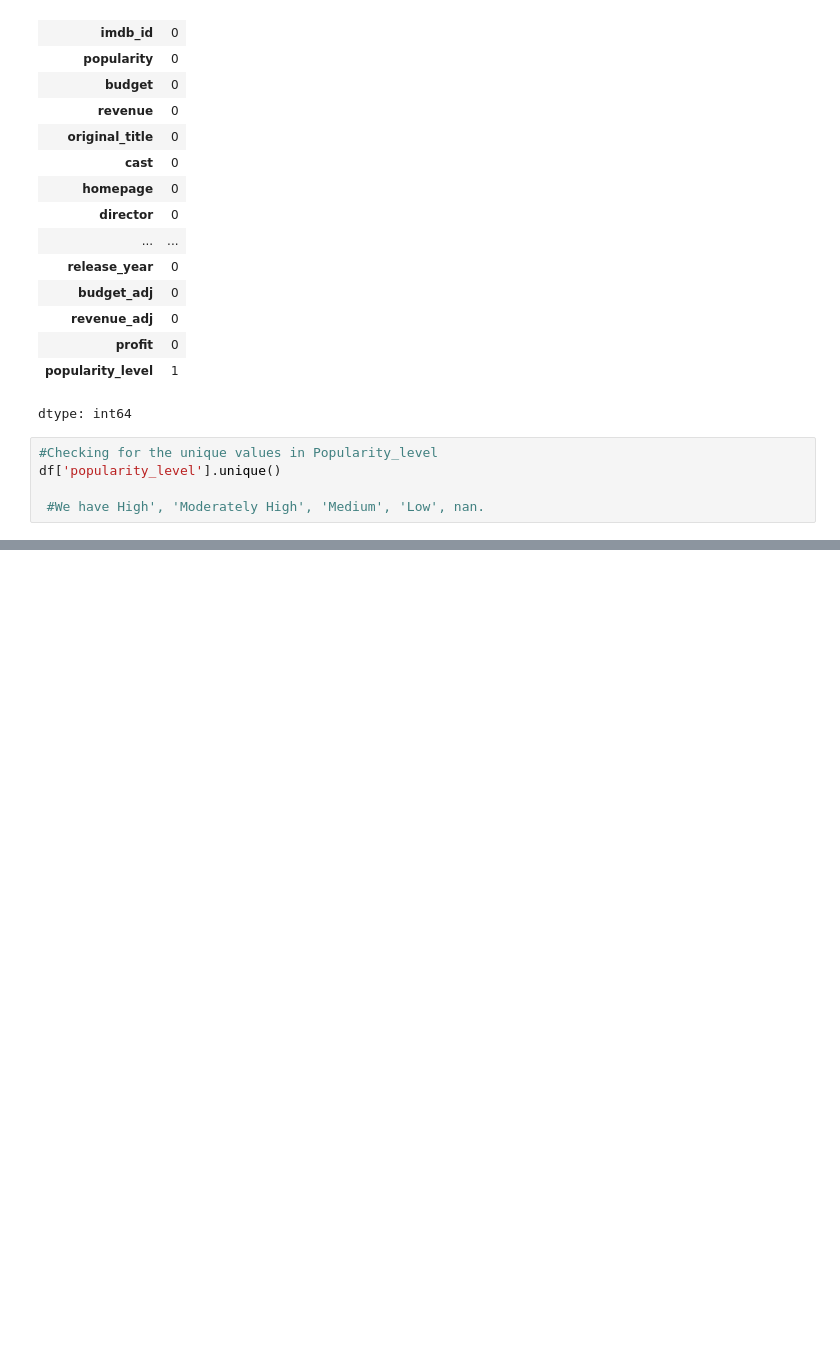
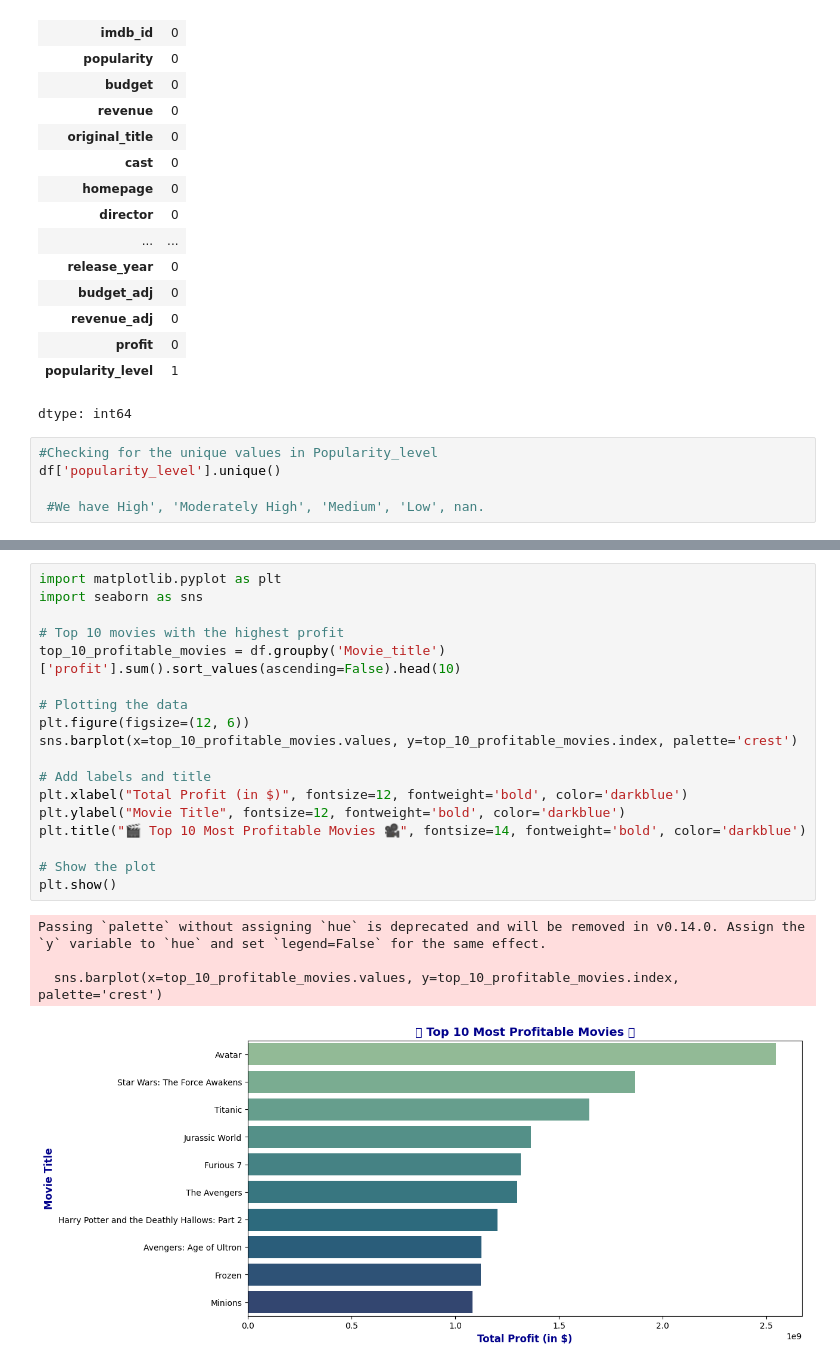
Before and after one commit to Olufunke2580/Olufunke_Data_Analysis_Portfolio, a Jupyter notebook: Movie_data_analysis.ipynb, the cells around one changed output, grey strips where cells are left out. Cells and saved outputs as stored; diff of their text form; blank space fills up the shorter version.

```diff
--- a/Movie_data_analysis.ipynb
+++ b/Movie_data_analysis.ipynb
@@ -183,0 +331,23 @@ df[['profit','vote_average']]
+# %%
+import matplotlib.pyplot as plt
+import seaborn as sns
+
+# Top 10 movies with the highest profit
+top_10_profitable_movies = df.groupby('Movie_title')['profit'].sum().sort_values(ascending=False).head(10)
+
+# Plotting the data
+plt.figure(figsize=(12, 6))
+sns.barplot(x=top_10_profitable_movies.values, y=top_10_profitable_movies.index, palette='crest')
+
+# Add labels and title
+plt.xlabel("Total Profit (in $)", fontsize=12, fontweight='bold', color='darkblue')
+plt.ylabel("Movie Title", fontsize=12, fontweight='bold', color='darkblue')
+plt.title("🎬 Top 10 Most Profitable Movies 🎥", fontsize=14, fontweight='bold', color='darkblue')
+
+# Show the plot
+plt.show()
+# %% [output]
+Passing `palette` without assigning `hue` is deprecated and will be removed in v0.14.0. Assign the `y` variable to `hue` and set `legend=False` for the same effect.
+
+  sns.barplot(x=top_10_profitable_movies.values, y=top_10_profitable_movies.index, palette='crest')
+[figure, added]
```
Also changed, not shown: parts of 47 cells of this notebook.
